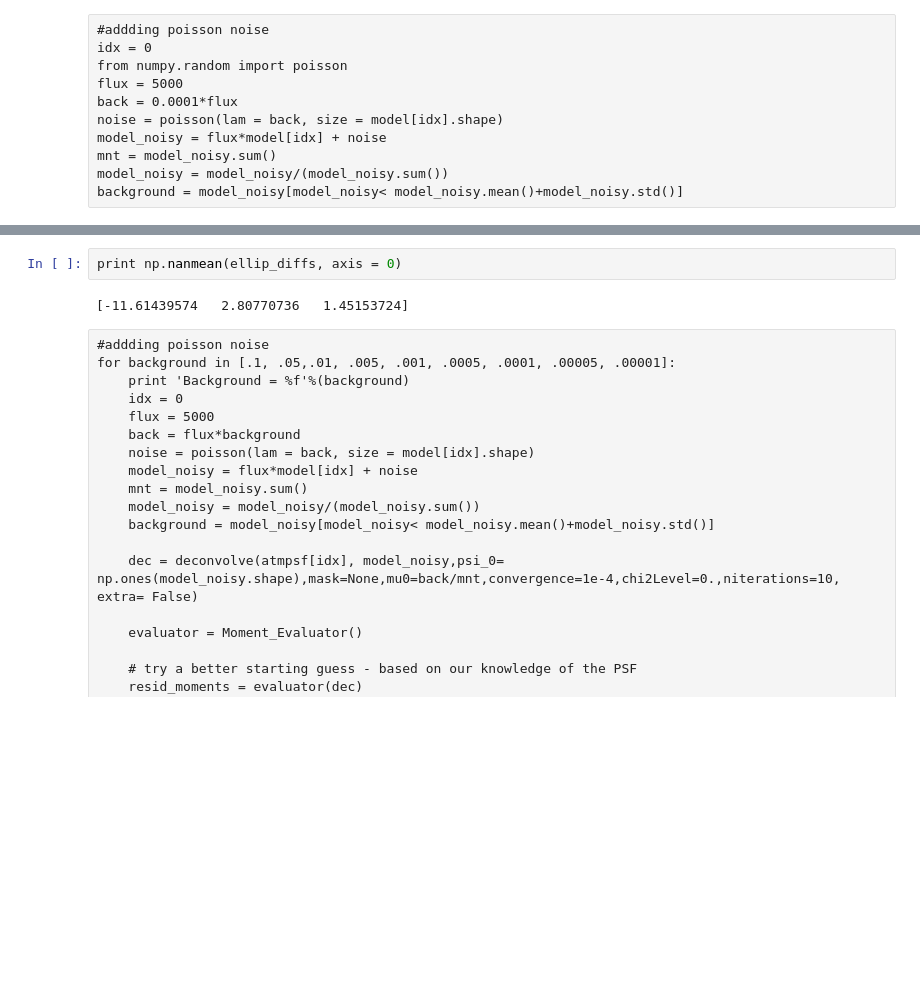
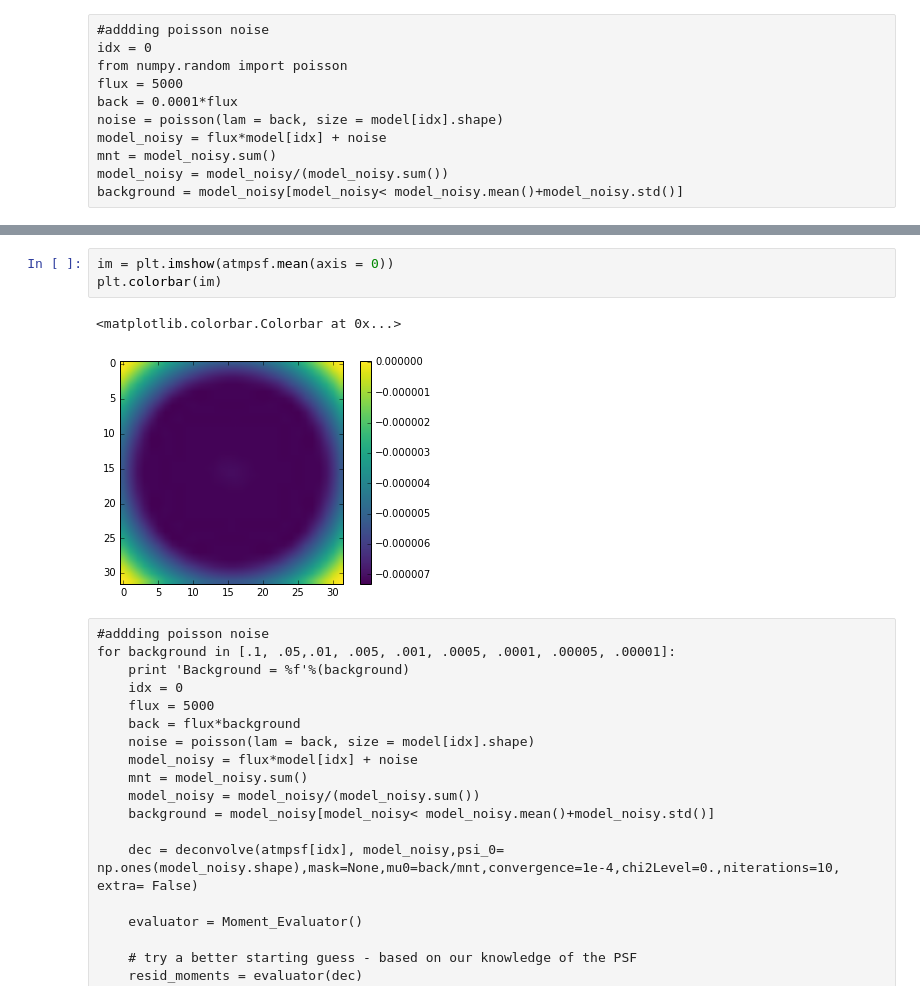
Before and after one commit to aaronroodman/DeconvolvePSF, a Jupyter notebook: Deconvolve Test.ipynb, the cells around one changed output, grey strips where cells are left out. Cells and saved outputs as stored; diff of their text form; blank space fills up the shorter version.

```diff
--- a/Deconvolve Test.ipynb
+++ b/Deconvolve Test.ipynb
@@ -414,7 +444,9 @@ for idx in xrange(l):
-# %%
-print np.nanmean(ellip_diffs, axis = 0)
-# %% [output]
-[-11.61439574   2.80770736   1.45153724]
+# %%
+im = plt.imshow(atmpsf.mean(axis = 0))
+plt.colorbar(im)
+# %% [output]
+<matplotlib.colorbar.Colorbar at 0x...>
+[figure, added]
 # %% [raw]
 #addding poisson noise
 for background in [.1, .05,.01, .005, .001, .0005, .0001, .00005, .00001]:
```
Also changed, not shown: parts of 8 cells of this notebook, 3 other files.
